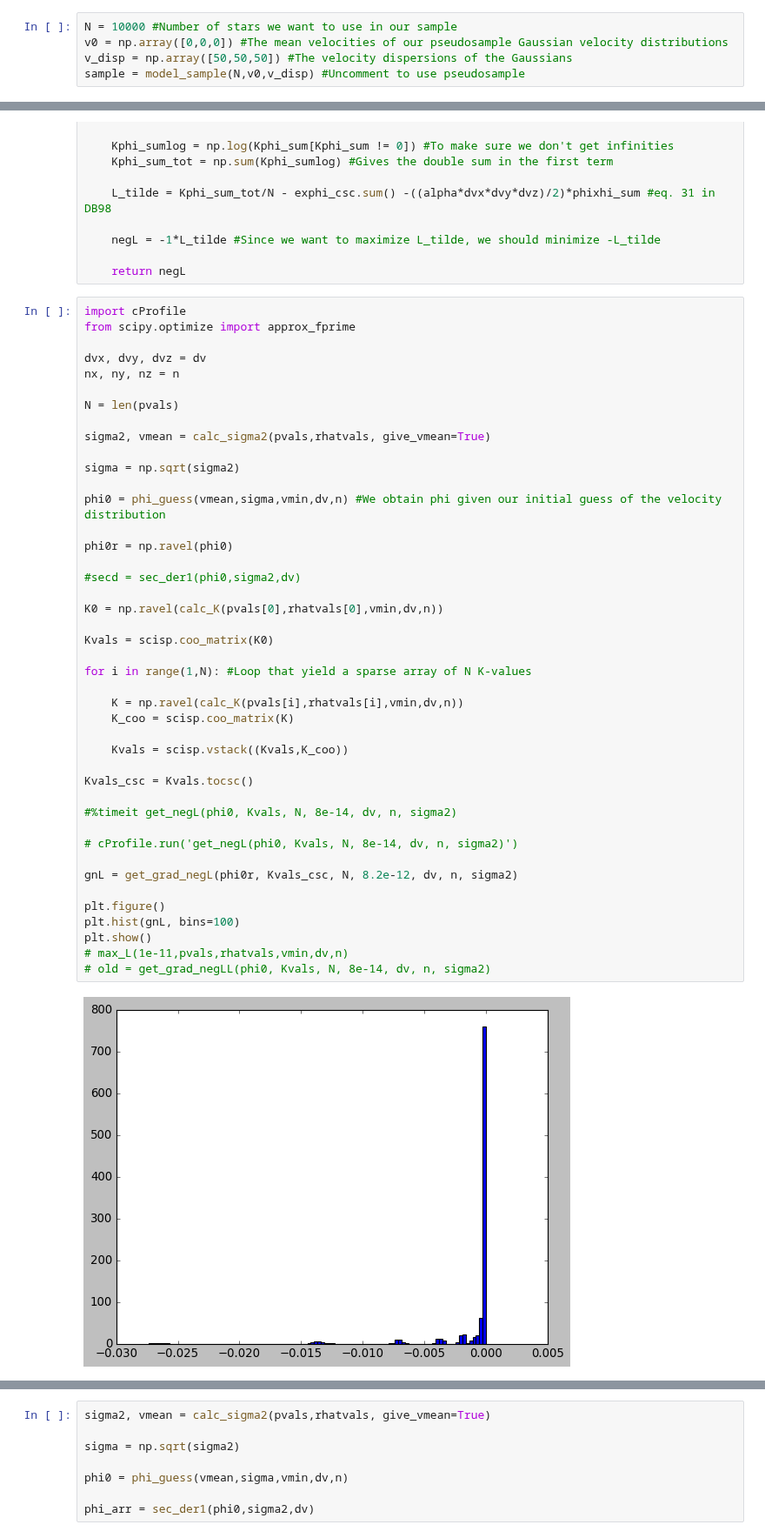
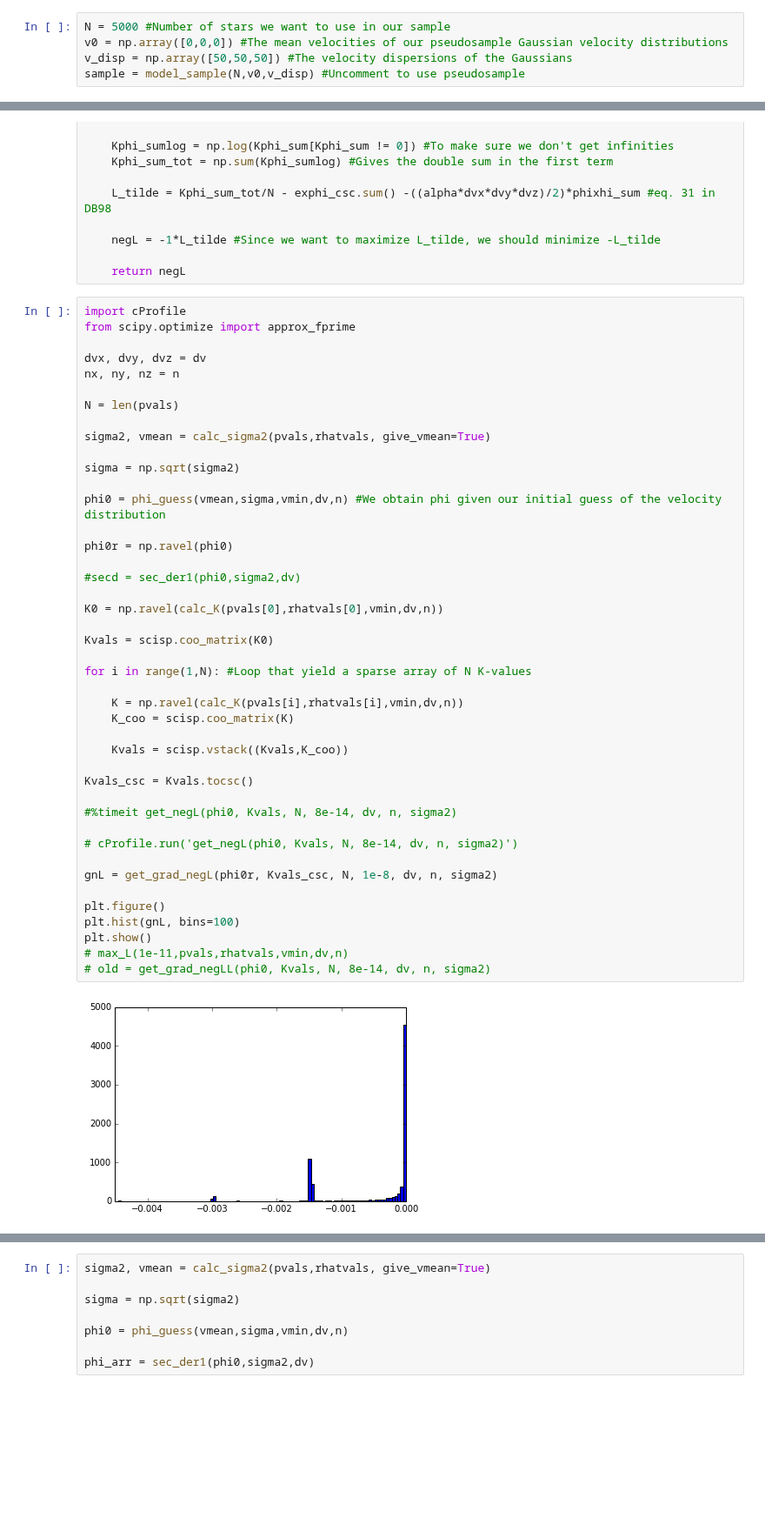
Before and after one commit to PaulMcMillan-Astro/DeprojectionProject, a Jupyter notebook: InitialDeprojectionNotebook.ipynb, the cells around one changed output, grey strips where cells are left out. Shown at 87% size. Saved outputs shown, nothing was run; the diff lists cells and outputs as text; blank space fills up the shorter version.

```diff
--- a/InitialDeprojectionNotebook.ipynb
+++ b/InitialDeprojectionNotebook.ipynb
@@ -49,7 +51,7 @@ WARNING: OverflowError converting to IntType in column eage, reverting to String
 # %% [markdown]
 If we choose to use pseudodata instead, we can specify the desired number of stars, $N$, as well as the mean velocities and dispersions for the Gaussian velocity distribution of each component $v_x,\ v_y,\ v_z$. The pseudosample can then be generated using the $\texttt{model_sample}$ function.
 # %%
-N = 10000 #Number of stars we want to use in our sample
+N = 5000 #Number of stars we want to use in our sample
 v0 = np.array([0,0,0]) #The mean velocities of our pseudosample Gaussian velocity distributions
 v_disp = np.array([50,50,50]) #The velocity dispersions of the Gaussians
 sample = model_sample(N,v0,v_disp) #Uncomment to use pseudosample
@@ -500,35 +490,35 @@ sigma = np.sqrt(sigma2)
 phi0 = phi_guess(vmean,sigma,vmin,dv,n) #We obtain phi given our initial guess of the velocity distribution
 
 phi0r = np.ravel(phi0)
 
 #secd = sec_der1(phi0,sigma2,dv)
 
 K0 = np.ravel(calc_K(pvals[0],rhatvals[0],vmin,dv,n))
 
 Kvals = scisp.coo_matrix(K0)
 
 for i in range(1,N): #Loop that yield a sparse array of N K-values
 
     K = np.ravel(calc_K(pvals[i],rhatvals[i],vmin,dv,n))
     K_coo = scisp.coo_matrix(K)
 
     Kvals = scisp.vstack((Kvals,K_coo))
 
 Kvals_csc = Kvals.tocsc()
 
 #%timeit get_negL(phi0, Kvals, N, 8e-14, dv, n, sigma2)
 
 # cProfile.run('get_negL(phi0, Kvals, N, 8e-14, dv, n, sigma2)')
 
-gnL = get_grad_negL(phi0r, Kvals_csc, N, 8.2e-12, dv, n, sigma2)
+gnL = get_grad_negL(phi0r, Kvals_csc, N, 1e-8, dv, n, sigma2)
 
 plt.figure()
 plt.hist(gnL, bins=100)
 plt.show()
 # max_L(1e-11,pvals,rhatvals,vmin,dv,n)
 # old = get_grad_negLL(phi0, Kvals, N, 8e-14, dv, n, sigma2)
 # %% [output]
-[figure, old version]
+[figure, new version]
 # %%
 def sec_der1(phi,*args):
 
```
Also changed, not shown: parts of 33 cells of this notebook, 3 other files.
